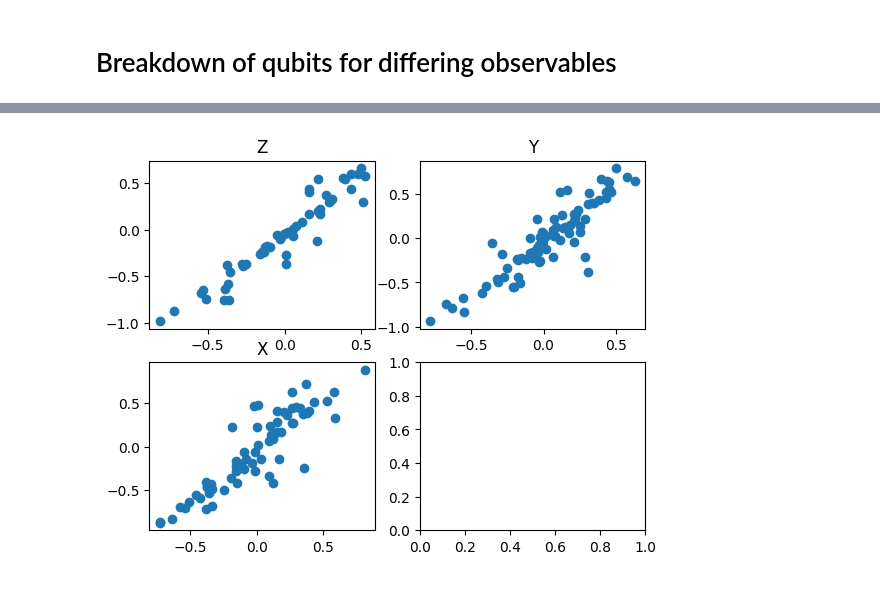
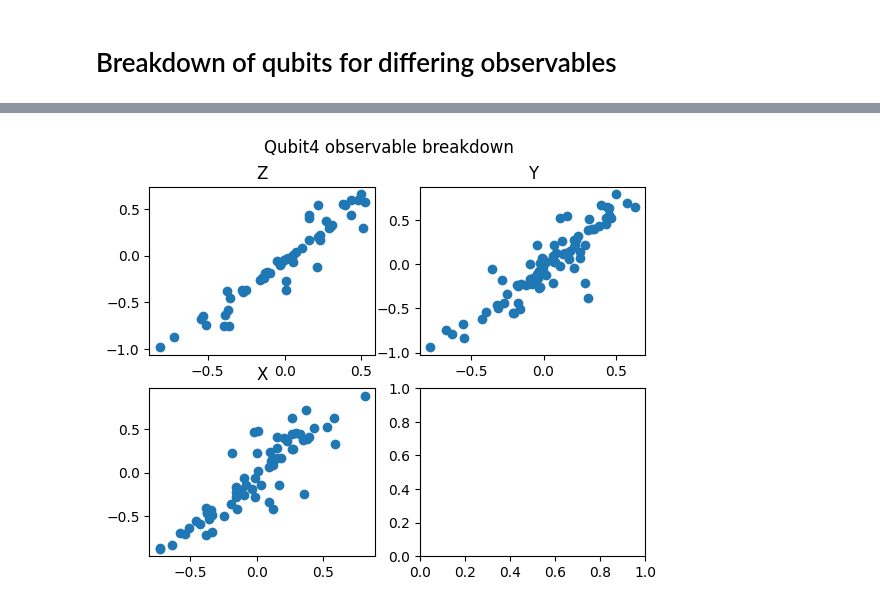
Before and after one commit to prachisharma21/ML_4_QEM, a Jupyter notebook: 5Models_Test.ipynb, the cells around one changed output, grey strips where cells are left out. Drawn from its saved outputs; the diff is of its cells as text; code cells hidden in the pictures.

```diff
--- a/5Models_Test.ipynb
+++ b/5Models_Test.ipynb
@@ -145,18 +151,19 @@ plt.show(fig1)
 # %%
 # for q4:
 df_qu0_Z = df_qu4[df_qu4['observable'] == 'IIIIZ']
 df_qu0_X = df_qu4[df_qu4['observable'] == 'IIIIX']
 df_qu0_Y = df_qu4[df_qu4['observable'] == 'IIIIY']
 
 fig1, axis1 = plt.subplots(2,2)
+fig1.suptitle('Qubit4 observable breakdown')
 axis1[0, 0].scatter(df_qu0_Z['noisy_expectation'], df_qu0_Z['target'])
 axis1[0, 0].set_title('Z')
 
 axis1[1, 0].scatter(df_qu0_X['noisy_expectation'], df_qu0_X['target'])
 axis1[1, 0].set_title('X')
 
 axis1[0, 1].scatter(df_qu0_Y['noisy_expectation'], df_qu0_Y['target'])
 axis1[0, 1].set_title('Y')
 plt.show(fig1)
 # %% [output]
-[figure, old version]
+[figure, new version]
```
Also changed, not shown: parts of 5 cells of this notebook.
